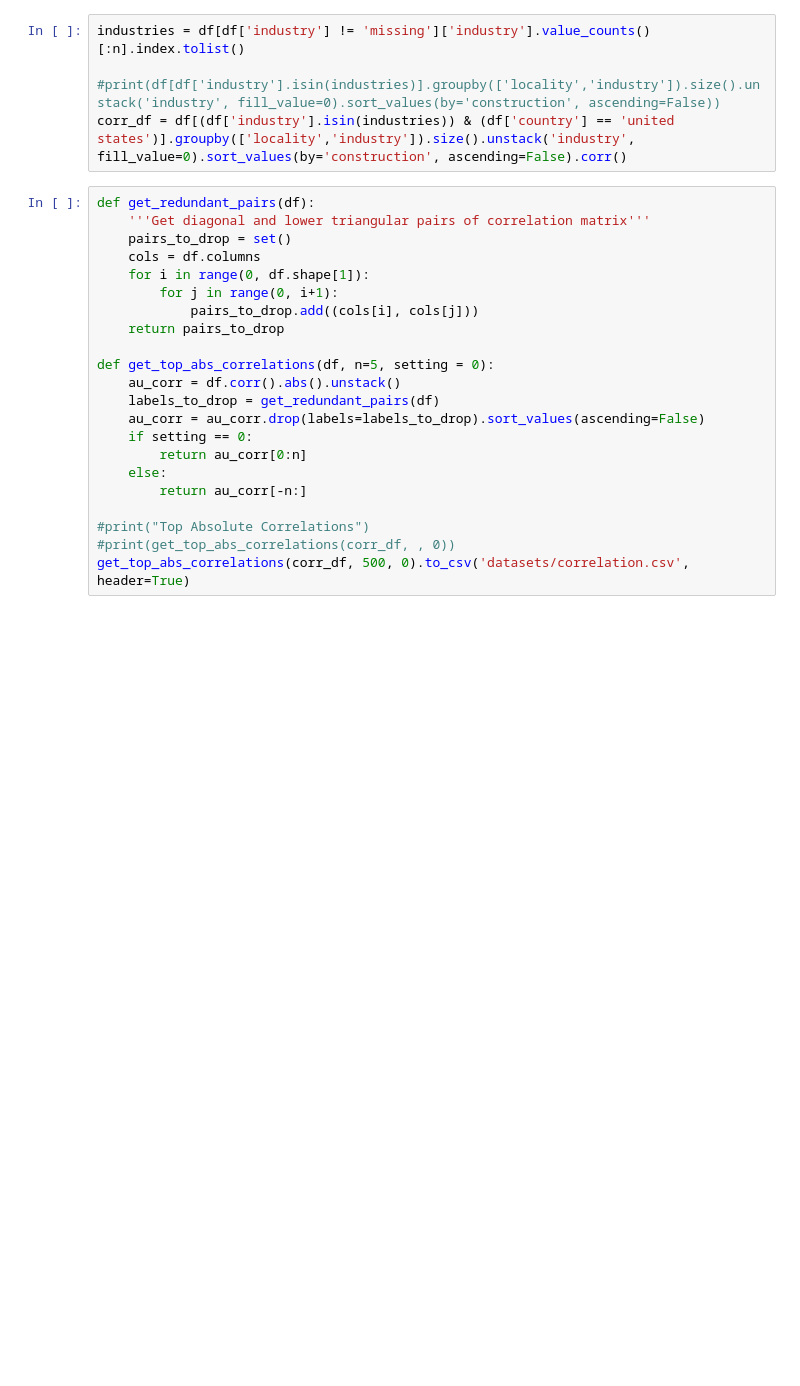
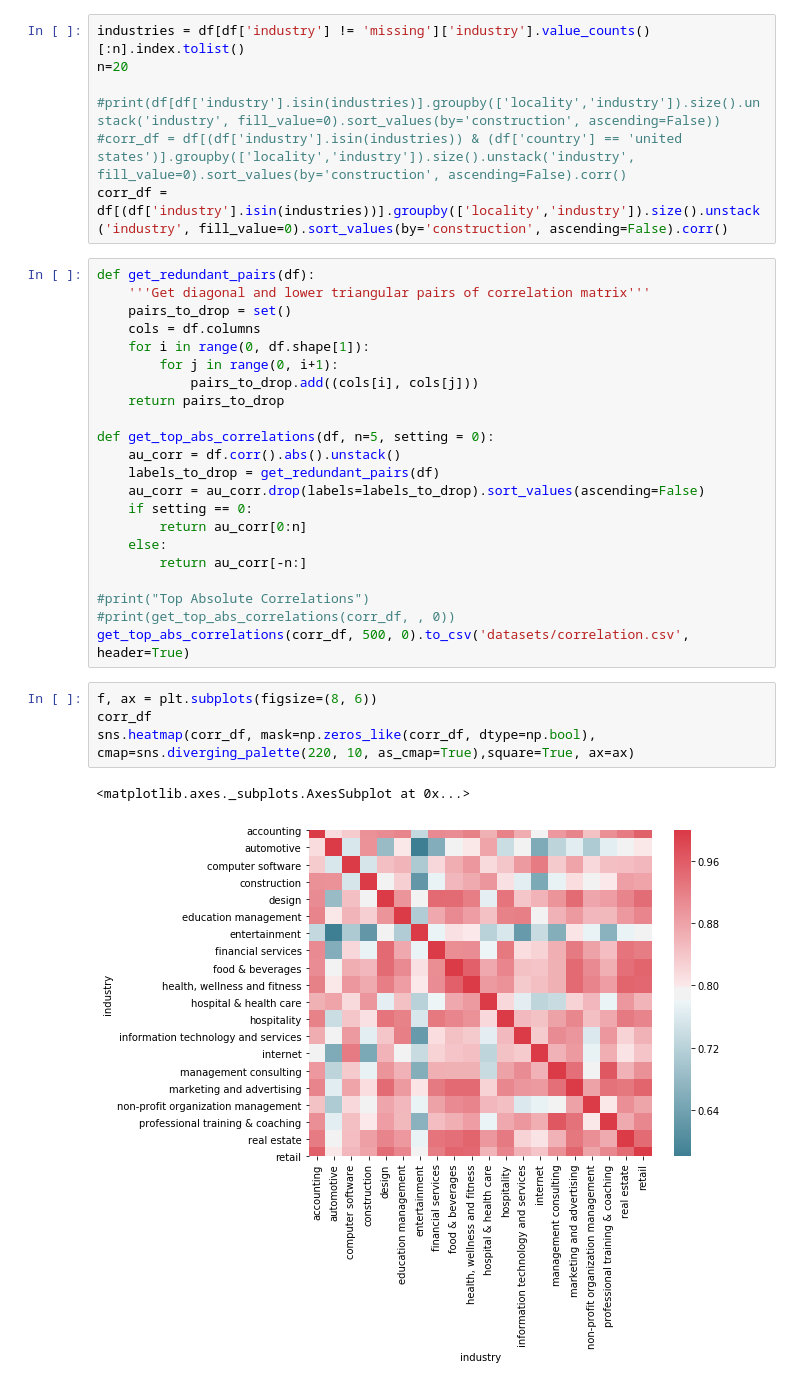
Before and after one commit to davidlevine22/global-com, a Jupyter notebook: global_companies_v1.ipynb, the cells around one changed output. Drawn from its saved outputs; the diff is of its cells as text; blank space fills up the shorter version.

```diff
--- a/global_companies_v1.ipynb
+++ b/global_companies_v1.ipynb
@@ -353,9 +356,11 @@ max        2023.000000
 Name: year founded, dtype: object
 # %%
 industries = df[df['industry'] != 'missing']['industry'].value_counts()[:n].index.tolist()
+n=20
 
 #print(df[df['industry'].isin(industries)].groupby(['locality','industry']).size().unstack('industry', fill_value=0).sort_values(by='construction', ascending=False))
-corr_df = df[(df['industry'].isin(industries)) & (df['country'] == 'united states')].groupby(['locality','industry']).size().unstack('industry', fill_value=0).sort_values(by='construction', ascending=False).corr()
+#corr_df = df[(df['industry'].isin(industries)) & (df['country'] == 'united states')].groupby(['locality','industry']).size().unstack('industry', fill_value=0).sort_values(by='construction', ascending=False).corr()
+corr_df = df[(df['industry'].isin(industries))].groupby(['locality','industry']).size().unstack('industry', fill_value=0).sort_values(by='construction', ascending=False).corr()
 # %%
 def get_redundant_pairs(df):
     '''Get diagonal and lower triangular pairs of correlation matrix'''
@@ -378,3 +383,10 @@ def get_top_abs_correlations(df, n=5, setting = 0):
 #print("Top Absolute Correlations")
 #print(get_top_abs_correlations(corr_df, , 0))
 get_top_abs_correlations(corr_df, 500, 0).to_csv('datasets/correlation.csv', header=True)
+# %%
+f, ax = plt.subplots(figsize=(8, 6))
+corr_df
+sns.heatmap(corr_df, mask=np.zeros_like(corr_df, dtype=np.bool), cmap=sns.diverging_palette(220, 10, as_cmap=True),square=True, ax=ax)
+# %% [output]
+<matplotlib.axes._subplots.AxesSubplot at 0x...>
+[figure, added]
```
Also changed, not shown: parts of 3 cells of this notebook.
